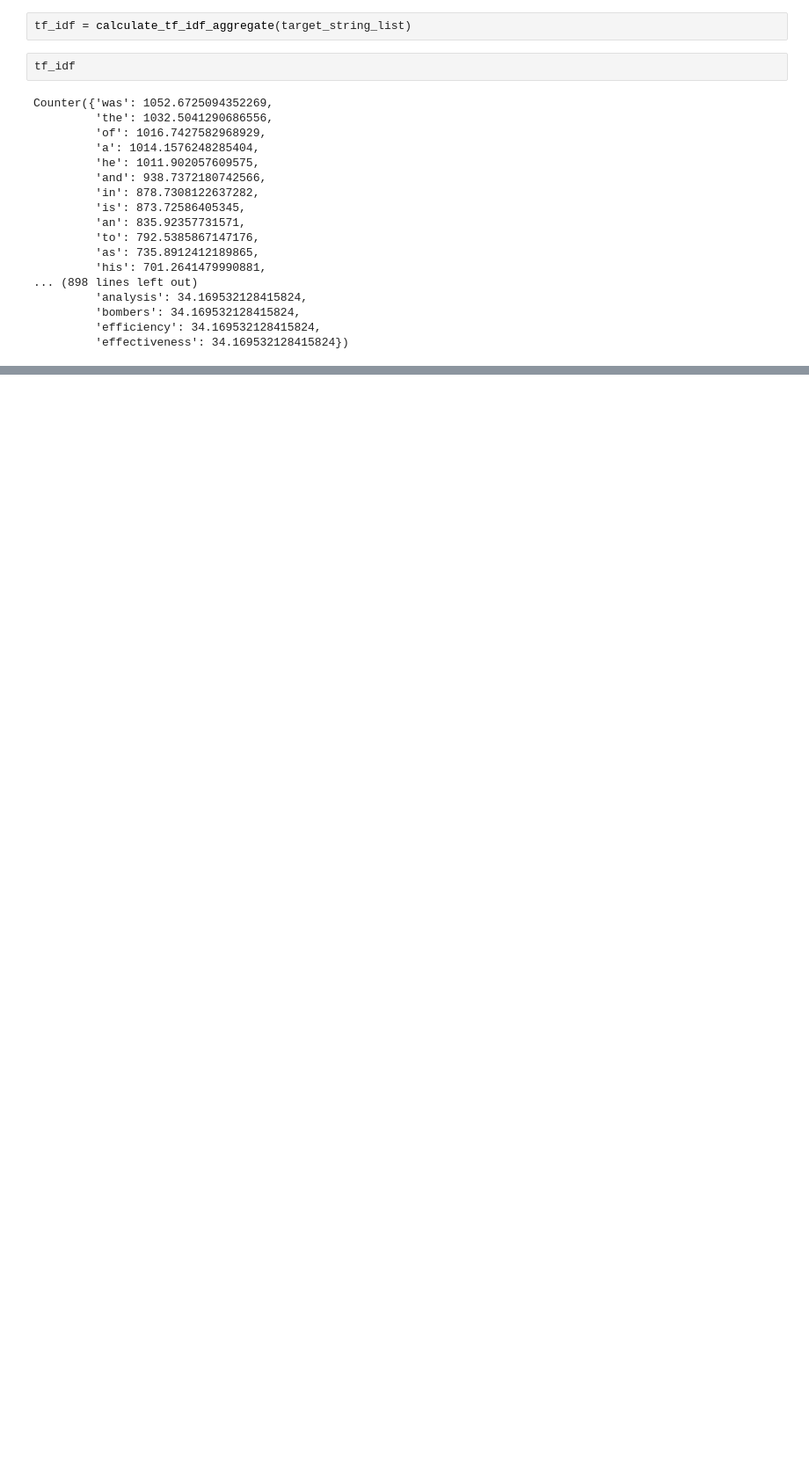
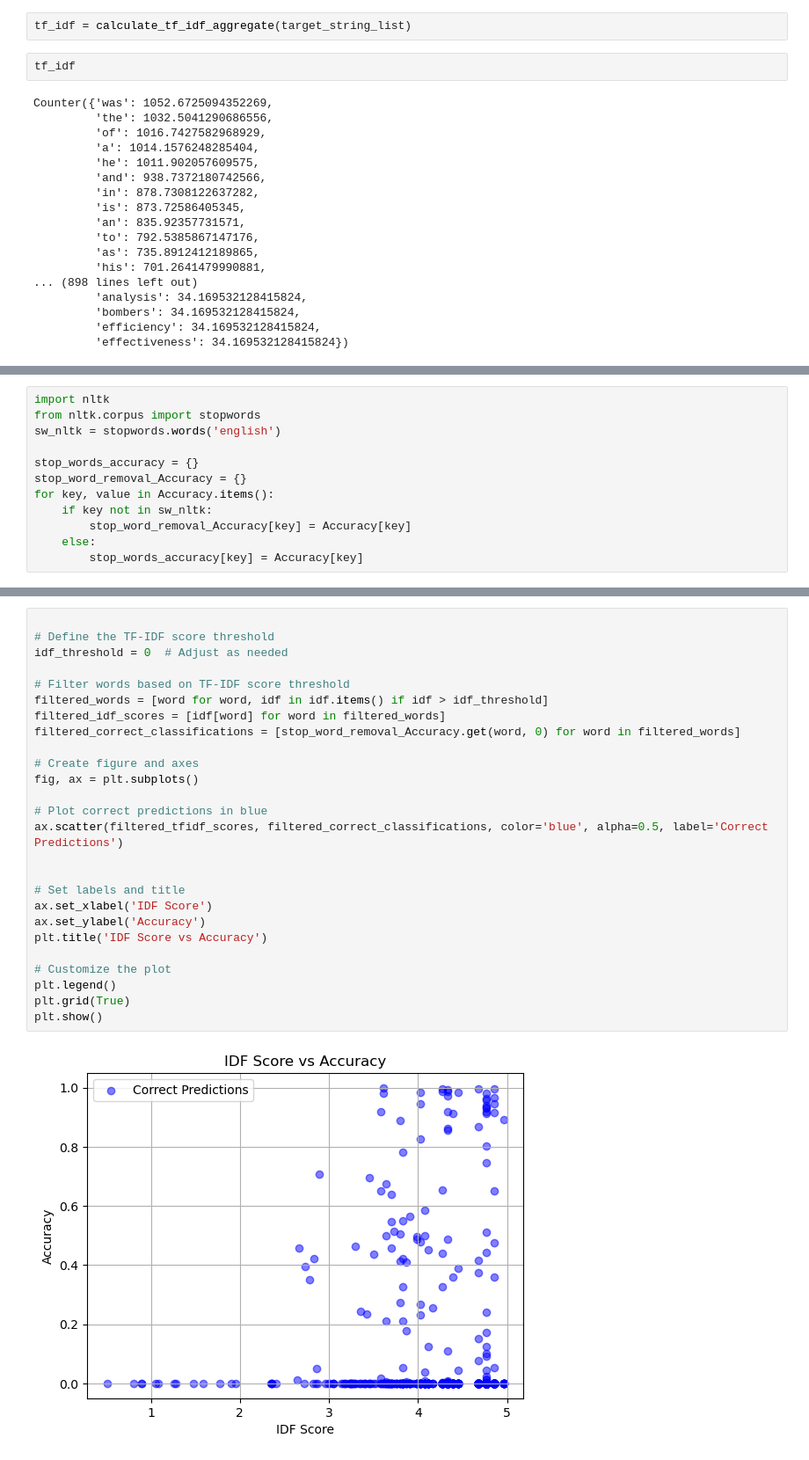
Before and after one commit to NiallMcguire/SIGIR_EEG_GAN, a Jupyter notebook: Development/EEG-To-Text-GAN/Data_Exploration/correct_distribution.ipynb, the cells around one changed output, grey strips where cells are left out. Shown: that part at 88% size. Cells and saved outputs as stored; diff of their text form; blank space fills up the shorter version.

```diff
--- a/Development/EEG-To-Text-GAN/Data_Exploration/correct_distribution.ipynb
+++ b/Development/EEG-To-Text-GAN/Data_Exploration/correct_distribution.ipynb
@@ -398,0 +542,12 @@ plt.show()
+# %%
+import nltk
+from nltk.corpus import stopwords
+sw_nltk = stopwords.words('english')
+
+stop_words_accuracy = {}
+stop_word_removal_Accuracy = {}
+for key, value in Accuracy.items():
+    if key not in sw_nltk:
+        stop_word_removal_Accuracy[key] = Accuracy[key]
+    else:
+        stop_words_accuracy[key] = Accuracy[key]
@@ -398,0 +574,28 @@ plt.show()
+# %%
+
+# Define the TF-IDF score threshold
+idf_threshold = 0  # Adjust as needed
+
+# Filter words based on TF-IDF score threshold
+filtered_words = [word for word, idf in idf.items() if idf > idf_threshold]
+filtered_idf_scores = [idf[word] for word in filtered_words]
+filtered_correct_classifications = [stop_word_removal_Accuracy.get(word, 0) for word in filtered_words]
+
+# Create figure and axes
+fig, ax = plt.subplots()
+
+# Plot correct predictions in blue
+ax.scatter(filtered_tfidf_scores, filtered_correct_classifications, color='blue', alpha=0.5, label='Correct Predictions')
+
+
+# Set labels and title
+ax.set_xlabel('IDF Score')
+ax.set_ylabel('Accuracy')
+plt.title('IDF Score vs Accuracy')
+
+# Customize the plot
+plt.legend()
+plt.grid(True)
+plt.show()
+# %% [output]
+[figure, added]
```
Also changed, not shown: parts of 19 cells of this notebook, 1 other file.
